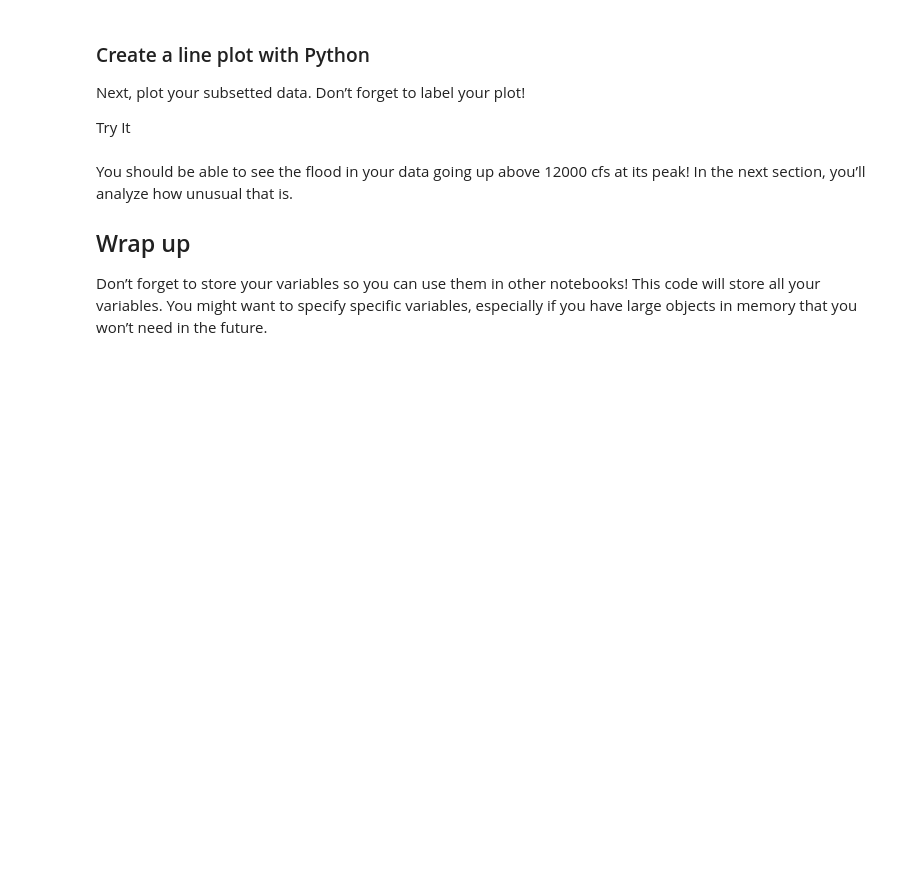
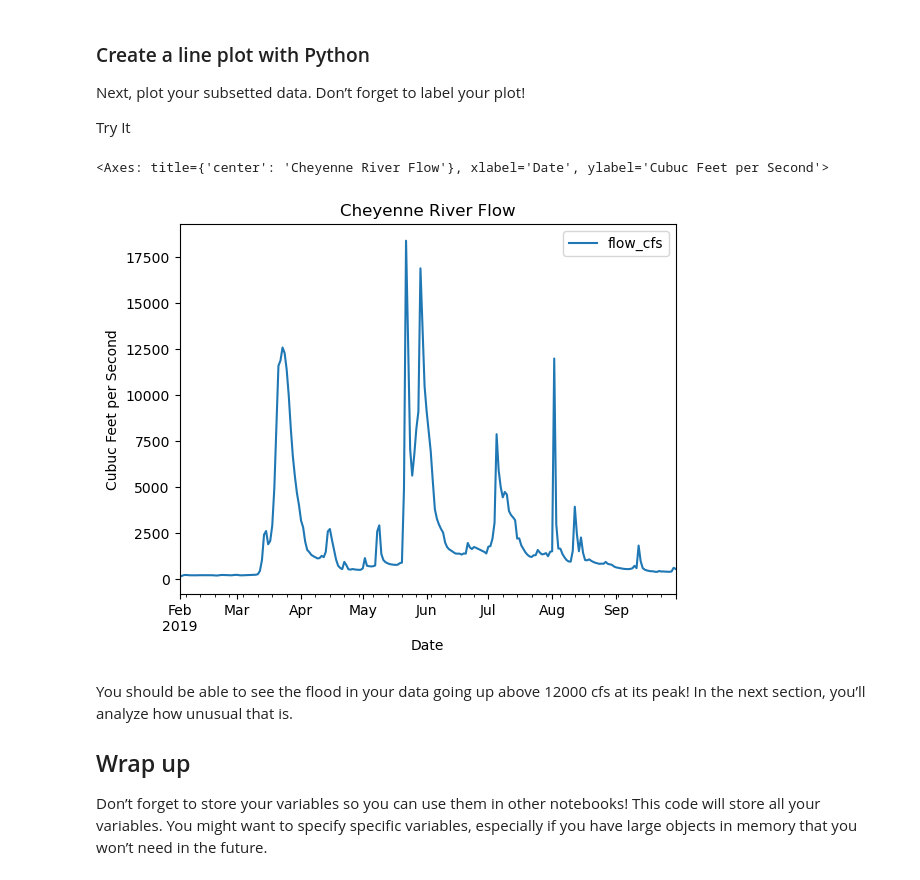
Before and after one commit to cu-esiil-edu/02-flood-noahcowper, a Jupyter notebook: notebooks/flood-03-plot.ipynb, the cells around one changed output. Drawn from its saved outputs; the diff is of its cells as text; code cells hidden in the pictures; blank space fills up the shorter version.

Commit message:
selected and plotted flood period data

```diff
--- a/notebooks/flood-03-plot.ipynb
+++ b/notebooks/flood-03-plot.ipynb
@@ -51,4 +51,5 @@ end of the cell for testing.</li>
 You can find some [examples of subsetting time series data in the
 textbook](https://www.earthdatascience.org/courses/use-data-open-source-python/use-time-series-data-in-python/date-time-types-in-pandas-python/subset-time-series-data-python/).
 # %%
-nwis_dataf.loc['2019-02':'2019-09']
+flood_df = discharge_df.loc['2019-02':'2019-09']
+flood_df
@@ -60,12 +76,15 @@ Next, plot your subsetted data. Don’t forget to label your plot!
 <link rel="stylesheet" type="text/css" href="./assets/styles.css"><div class="callout callout-style-default callout-titled callout-task"><div class="callout-header"><div class="callout-icon-container"><i class="callout-icon"></i></div><div class="callout-title-container flex-fill">Try It</div></div><div class="callout-body-container callout-body"></div></div>
 # %%
 (
-    dataframe_name
+    flood_df
     .plot(
-        xlabel='',
-        ylabel='',
-        title='')
+        xlabel='Date',
+        ylabel='Cubuc Feet per Second',
+        title='Cheyenne River Flow')
 )
+# %% [output]
+<Axes: title={'center': 'Cheyenne River Flow'}, xlabel='Date', ylabel='Cubuc Feet per Second'>
+[figure, added]
 # %% [markdown]
 You should be able to see the flood in your data going up above 12000
 cfs at its peak! In the next section, you’ll analyze how unusual that
```
Also changed, not shown: parts of 2 cells of this notebook.
